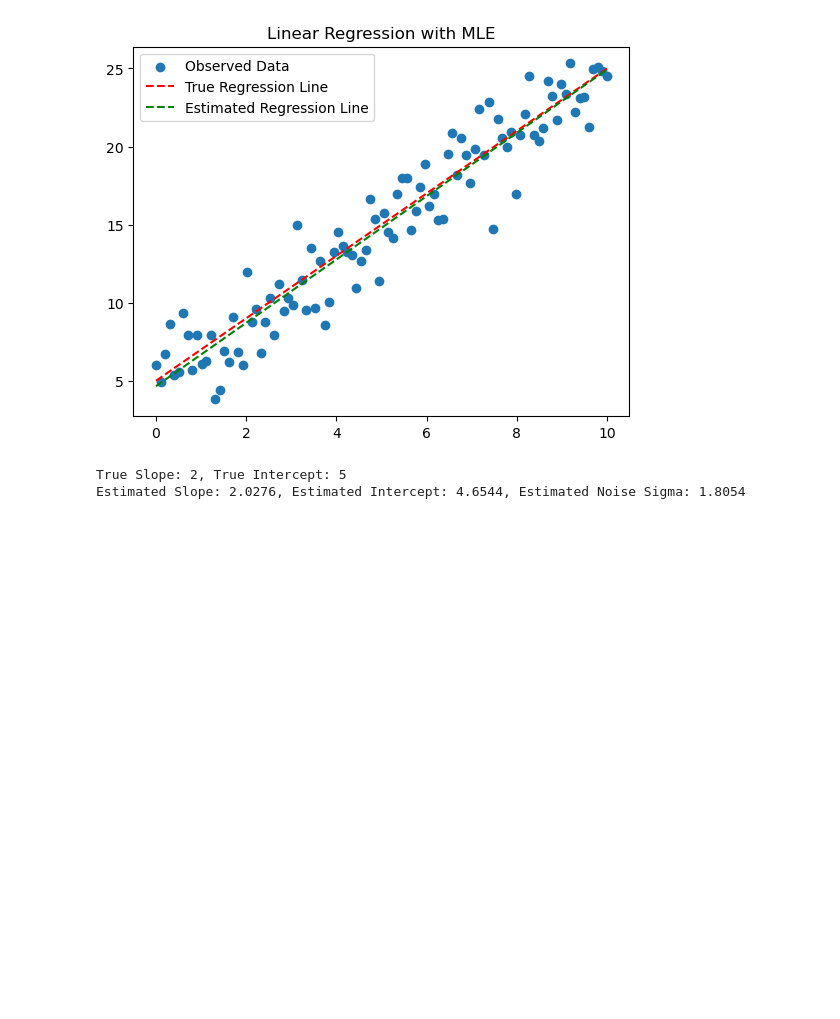
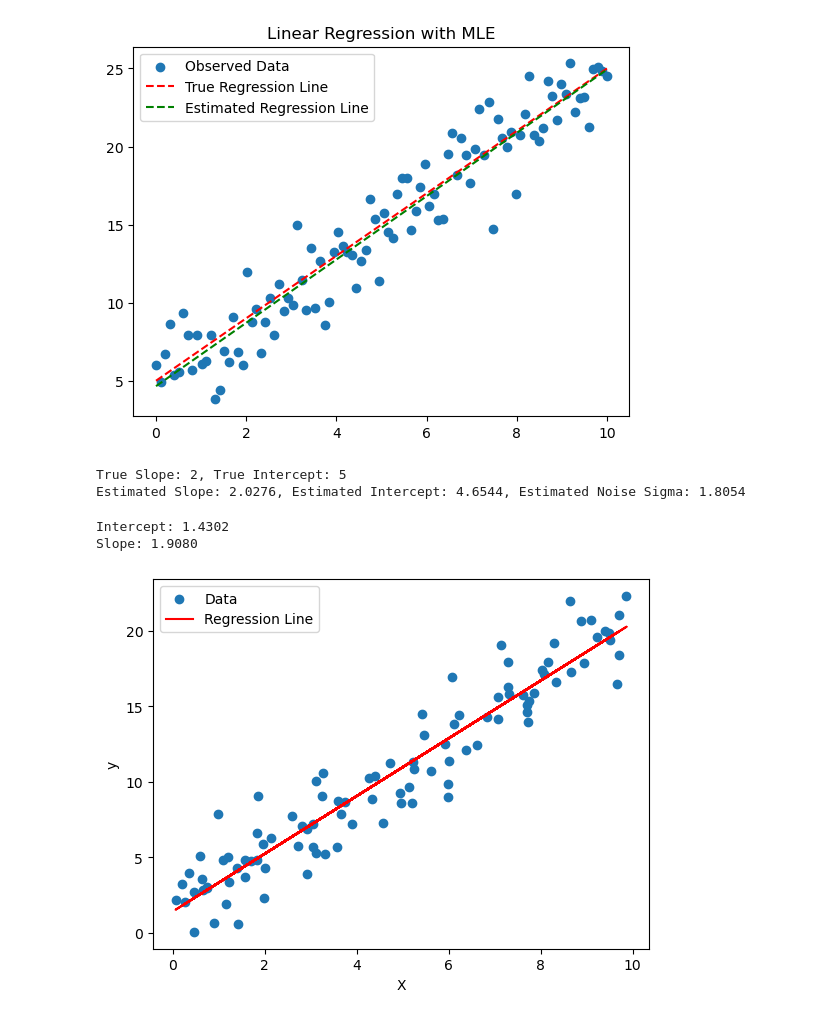
Before and after one commit to arunp77/Machine-Learning, a Jupyter notebook: Projects-ML/Reg-models/𝐌𝐚𝐱𝐢𝐦𝐮𝐦-𝐋𝐢𝐤𝐞𝐥𝐢𝐡𝐨𝐨𝐝-𝐄𝐬𝐭𝐢𝐦𝐚𝐭𝐢𝐨𝐧.ipynb, the cells around one changed output. Drawn from its saved outputs; the diff is of its cells as text; code cells hidden in the pictures; blank space fills up the shorter version.

Commit message:
Maximum liklihood estimates
notebooks

```diff
--- a/Projects-ML/Reg-models/𝐌𝐚𝐱𝐢𝐦𝐮𝐦-𝐋𝐢𝐤𝐞𝐥𝐢𝐡𝐨𝐨𝐝-𝐄𝐬𝐭𝐢𝐦𝐚𝐭𝐢𝐨𝐧.ipynb
+++ b/Projects-ML/Reg-models/𝐌𝐚𝐱𝐢𝐦𝐮𝐦-𝐋𝐢𝐤𝐞𝐥𝐢𝐡𝐨𝐨𝐝-𝐄𝐬𝐭𝐢𝐦𝐚𝐭𝐢𝐨𝐧.ipynb
@@ -119,3 +156,42 @@ print(f"Estimated Slope: {estimated_slope:.4f}, Estimated Intercept: {estimated_
 [figure]
 True Slope: 2, True Intercept: 5
 Estimated Slope: 2.0276, Estimated Intercept: 4.6544, Estimated Noise Sigma: 1.8054
+# %%
+import numpy as np
+import pandas as pd
+import matplotlib.pyplot as plt
+import statsmodels.api as sm
+
+# Generate sample data
+np.random.seed(42)
+X = np.random.rand(100, 1) * 10
+y = 2 * X + 1 + np.random.randn(100, 1) * 2
+
+# Create a DataFrame
+data = pd.DataFrame({'X': X.flatten(), 'y': y.flatten()})
+
+# Add a constant term for the intercept
+X_with_intercept = sm.add_constant(X)
+
+# Fit the linear regression model using Maximum Likelihood Estimation
+model = sm.OLS(y, X_with_intercept)
+results = model.fit()
+
+# Get the MLE estimated coefficients
+intercept, slope = results.params
+
+# Print the results
+print(f'Intercept: {intercept:.4f}')
+print(f'Slope: {slope:.4f}')
+
+# Plot the data and regression line
+plt.scatter(X, y, label='Data')
+plt.plot(X, intercept + slope * X, color='red', label='Regression Line')
+plt.xlabel('X')
+plt.ylabel('y')
+plt.legend()
+plt.show()
+# %% [output]
+Intercept: 1.4302
+Slope: 1.9080
+[figure, added]
```
Also changed, not shown: parts of 1 cell of this notebook.
